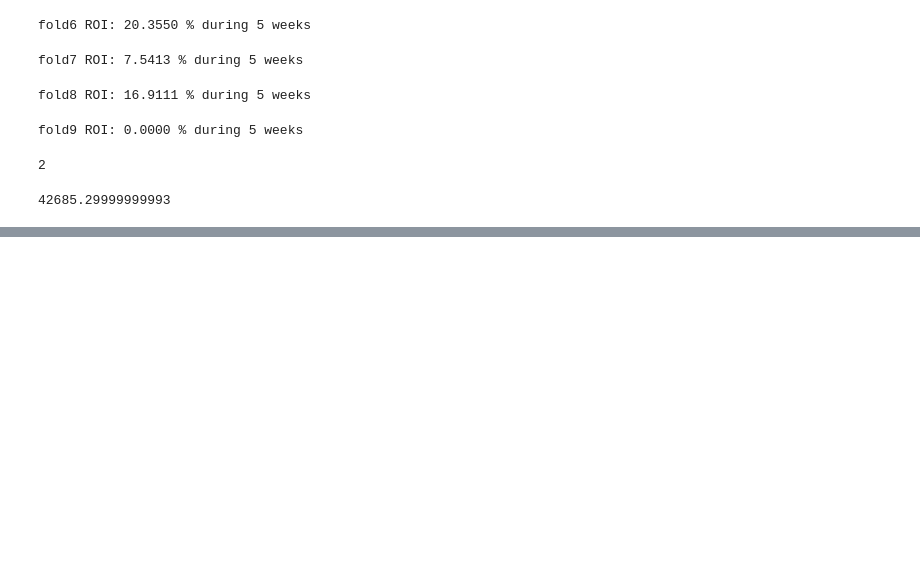
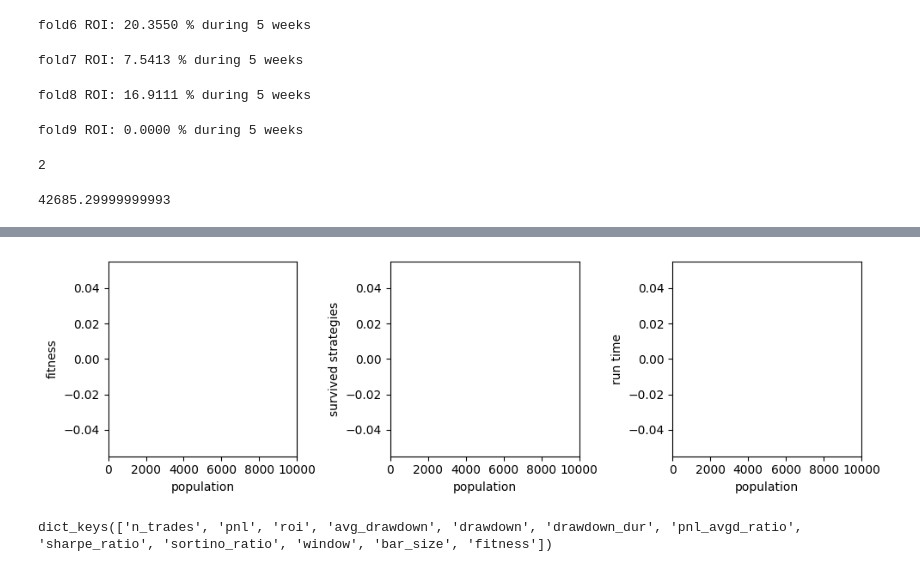
Before and after one commit to VaheC/PonyGE2, a Jupyter notebook: testing_and_choosing_strategies.ipynb, the cells around one changed output, grey strips where cells are left out. Drawn from its saved outputs; the diff is of its cells as text; code cells hidden in the pictures; blank space fills up the shorter version.

Commit message:
not important

```diff
--- a/testing_and_choosing_strategies.ipynb
+++ b/testing_and_choosing_strategies.ipynb
@@ -2172,3 +2172,47 @@ filtered_port_df
 | 15 | ((numba_indicators.moving_average... | (price_data['btc_close'][MAX_LAG:... | ((numba_indicators.moving_average... | (price_data['btc_close'][MAX_LAG:... | -1503.098713 | 0.940286 | 0.116549 |
 | 16 | ((numba_indicators.moving_average... | (price_data['btc_close'][MAX_LAG:... | ((numba_indicators.moving_average... | (price_data['btc_close'][MAX_LAG:... | -1502.971557 | 0.935100 | 0.115906 |
 | 17 | ((numba_indicators.moving_average... | (price_data['btc_close'][MAX_LAG:... | ((numba_indicators.moving_average... | (price_data['btc_close'][MAX_LAG:... | -1358.600016 | 0.862643 | 0.106925 |
+# %%
+import matplotlib.pyplot as plt
+
+fig = plt.figure(figsize=(10, 3))
+
+plt.subplot(1, 3, 1)
+plt.plot()
+# plt.xlabel('crossover_probability')
+# plt.xlabel('mutation_probability')
+# plt.xlabel('elite_size')
+# plt.xlabel('generation')
+plt.xlabel('population')
+# plt.xlim(0, 1)
+# plt.xlim(0, 1000)
+plt.xlim(0, 10000)
+plt.ylabel('fitness')
+
+plt.subplot(1, 3, 2)
+plt.plot()
+# plt.xlabel('crossover_probability')
+# plt.xlabel('mutation_probability')
+# plt.xlabel('elite_size')
+# plt.xlabel('generation')
+plt.xlabel('population')
+# plt.xlim(0, 1)
+# plt.xlim(0, 1000)
+plt.xlim(0, 10000)
+plt.ylabel('survived strategies')
+
+plt.subplot(1, 3, 3)
+plt.plot()
+# plt.xlabel('crossover_probability')
+# plt.xlabel('mutation_probability')
+# plt.xlabel('elite_size')
+# plt.xlabel('generation')
+plt.xlabel('population')
+plt.xlim(0, 1)
+# plt.xlim(0, 1000)
+plt.xlim(0, 10000)
+plt.ylabel('run time')
+
+plt.tight_layout()
+# %% [output]
+[figure, added]
@@ -2174,0 +2457,4 @@ filtered_port_df
+# %%
+performance_dict.keys()
+# %% [output]
+dict_keys(['n_trades', 'pnl', 'roi', 'avg_drawdown', 'drawdown', 'drawdown_dur', 'pnl_avgd_ratio', 'sharpe_ratio', 'sortino_ratio', 'window', 'bar_size', 'fitness'])
```
Also changed, not shown: parts of 27 cells of this notebook, 1 other file.
